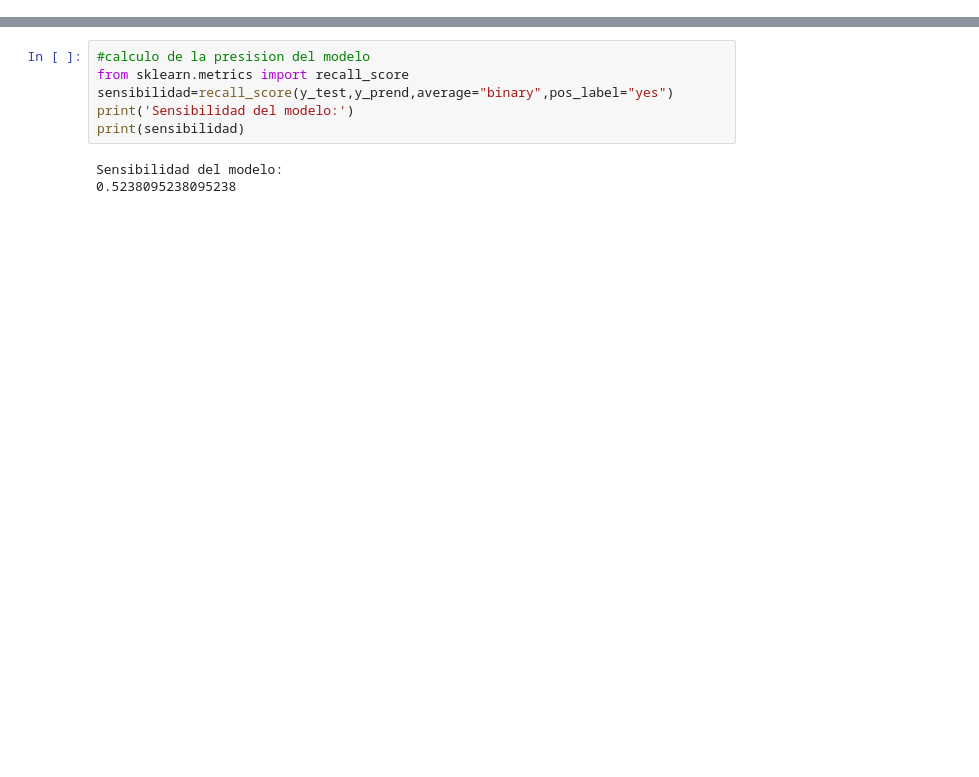
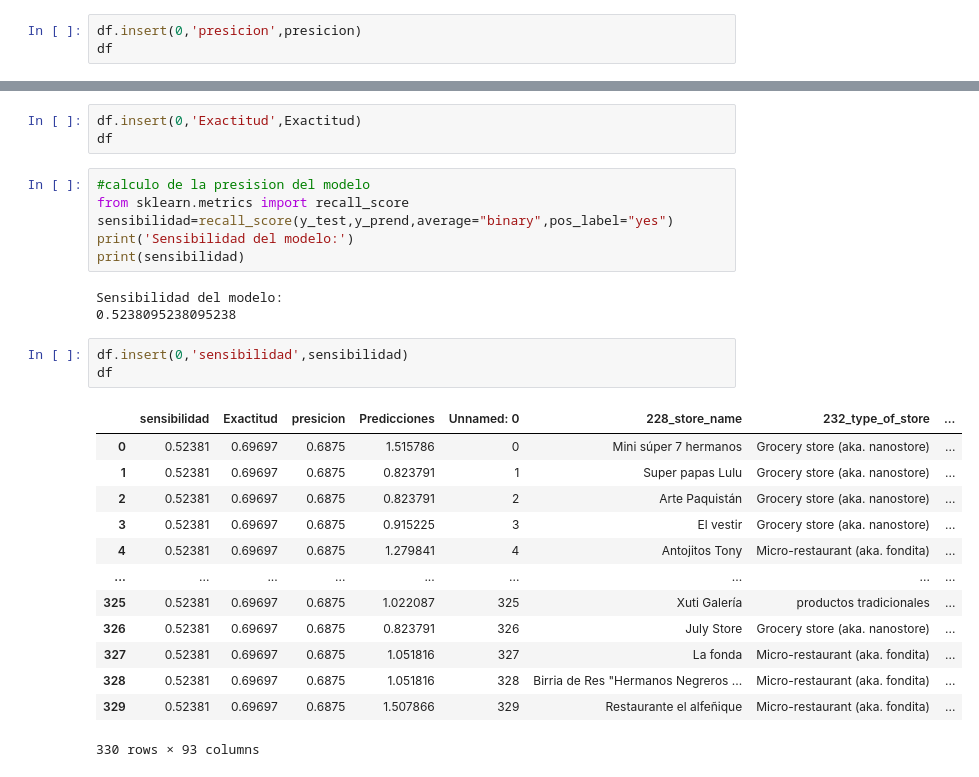
Before and after one commit to FranklinPablo/Actividad-1, a Jupyter notebook: Actividad4.ipynb, the cells around one changed output, grey strips where cells are left out. Drawn from its saved outputs; the diff is of its cells as text; blank space fills up the shorter version.

```diff
--- a/Actividad4.ipynb
+++ b/Actividad4.ipynb
@@ -620,3 +620,6 @@ print(presicion)
 # %% [output]
 Presicion del modelo:
 0.6875
+# %%
+df.insert(0,'presicion',presicion)
+df
@@ -629,6 +646,9 @@ print(Exactitud)
 # %% [output]
 Exactitud del modelo:
 0.696969696969697
+# %%
+df.insert(0,'Exactitud',Exactitud)
+df
 # %%
 #calculo de la presision del modelo
 from sklearn.metrics import recall_score
@@ -638,3 +658,20 @@ print(sensibilidad)
 # %% [output]
 Sensibilidad del modelo:
 0.5238095238095238
+# %%
+df.insert(0,'sensibilidad',sensibilidad)
+df
+# %% [output]
+|  | sensibilidad | Exactitud | presicion | Predicciones | Unnamed: 0 | 228_store_name | 232_type_of_store | ... |
+| 0 | 0.52381 | 0.69697 | 0.6875 | 1.515786 | 0 | Mini súper 7 hermanos | Grocery store (aka. nanostore) | ... |
+| 1 | 0.52381 | 0.69697 | 0.6875 | 0.823791 | 1 | Super papas Lulu | Grocery store (aka. nanostore) | ... |
+| 2 | 0.52381 | 0.69697 | 0.6875 | 0.823791 | 2 | Arte Paquistán | Grocery store (aka. nanostore) | ... |
+| 3 | 0.52381 | 0.69697 | 0.6875 | 0.915225 | 3 | El vestir | Grocery store (aka. nanostore) | ... |
+| 4 | 0.52381 | 0.69697 | 0.6875 | 1.279841 | 4 | Antojitos Tony | Micro-restaurant (aka. fondita) | ... |
+| ... | ... | ... | ... | ... | ... | ... | ... | ... |
+| 325 | 0.52381 | 0.69697 | 0.6875 | 1.022087 | 325 | Xuti Galería | productos tradicionales | ... |
+| 326 | 0.52381 | 0.69697 | 0.6875 | 0.823791 | 326 | July Store | Grocery store (aka. nanostore) | ... |
+| 327 | 0.52381 | 0.69697 | 0.6875 | 1.051816 | 327 | La fonda | Micro-restaurant (aka. fondita) | ... |
+| 328 | 0.52381 | 0.69697 | 0.6875 | 1.051816 | 328 | Birria de Res "Hermanos Negreros ... | Micro-restaurant (aka. fondita) | ... |
+| 329 | 0.52381 | 0.69697 | 0.6875 | 1.507866 | 329 | Restaurante el alfeñique | Micro-restaurant (aka. fondita) | ... |
+330 rows × 93 columns
```
Also changed, not shown: parts of 1 cell of this notebook.
